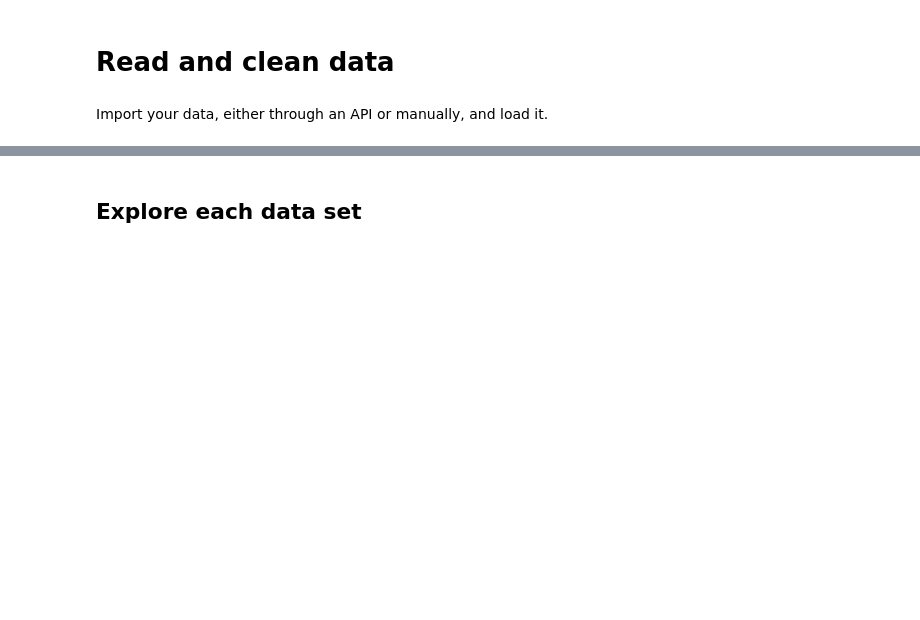
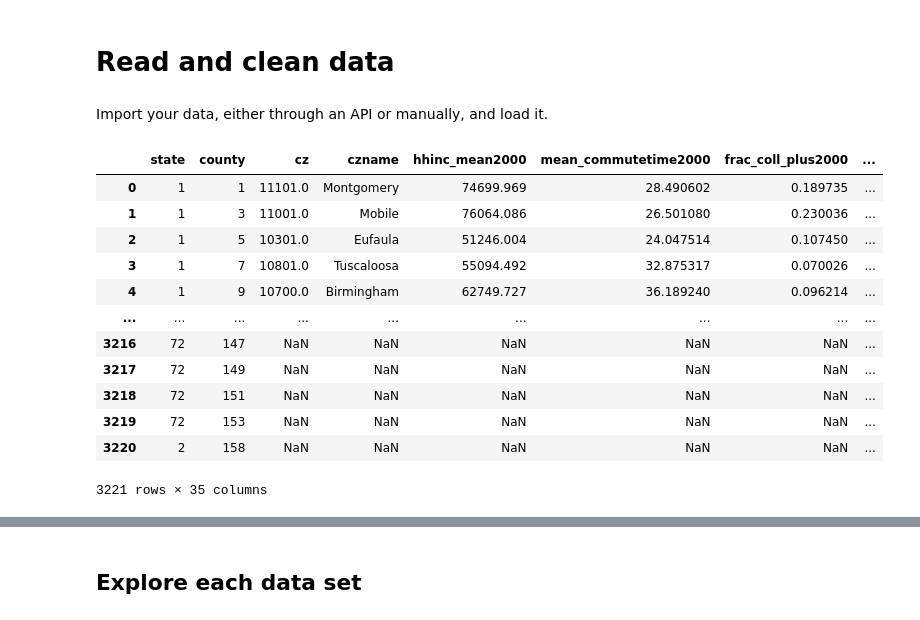
Before and after one commit to NumEconCopenhagen/projects-2023-icehot1, a Jupyter notebook: dataproject/dataproject.ipynb, the cells around one changed output, grey strips where cells are left out. Drawn from its saved outputs; the diff is of its cells as text; code cells hidden in the pictures; blank space fills up the shorter version.

```diff
--- a/dataproject/dataproject.ipynb
+++ b/dataproject/dataproject.ipynb
@@ -42,3 +46,20 @@ Remember to structure your code project and document your code throughout the pr
 # Read and clean data
 # %% [markdown]
 Import your data, either through an API or manually, and load it.
+# %%
+r = pd.read_csv('/Users/bjorngudmundsson/Intergenmobility/gögn/Neighborhood Characteristics by County.csv',encoding = "ISO-8859-1")
+r
+# %% [output]
+|  | state | county | cz | czname | hhinc_mean2000 | mean_commutetime2000 | frac_coll_plus2000 | ... |
+| 0 | 1 | 1 | 11101.0 | Montgomery | 74699.969 | 28.490602 | 0.189735 | ... |
+| 1 | 1 | 3 | 11001.0 | Mobile | 76064.086 | 26.501080 | 0.230036 | ... |
+| 2 | 1 | 5 | 10301.0 | Eufaula | 51246.004 | 24.047514 | 0.107450 | ... |
+| 3 | 1 | 7 | 10801.0 | Tuscaloosa | 55094.492 | 32.875317 | 0.070026 | ... |
+| 4 | 1 | 9 | 10700.0 | Birmingham | 62749.727 | 36.189240 | 0.096214 | ... |
+| ... | ... | ... | ... | ... | ... | ... | ... | ... |
+| 3216 | 72 | 147 | NaN | NaN | NaN | NaN | NaN | ... |
+| 3217 | 72 | 149 | NaN | NaN | NaN | NaN | NaN | ... |
+| 3218 | 72 | 151 | NaN | NaN | NaN | NaN | NaN | ... |
+| 3219 | 72 | 153 | NaN | NaN | NaN | NaN | NaN | ... |
+| 3220 | 2 | 158 | NaN | NaN | NaN | NaN | NaN | ... |
+3221 rows × 35 columns
```
Also changed, not shown: parts of 5 cells of this notebook.
